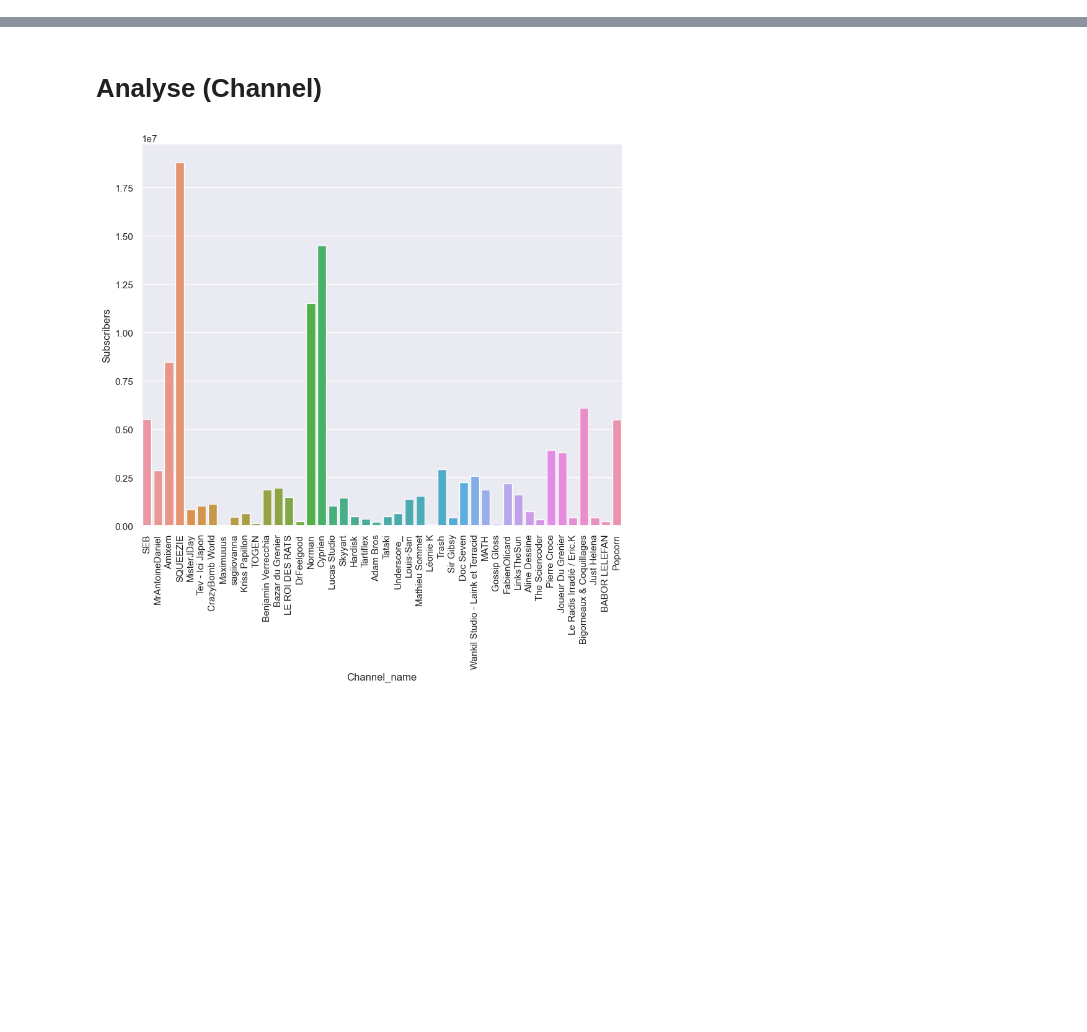
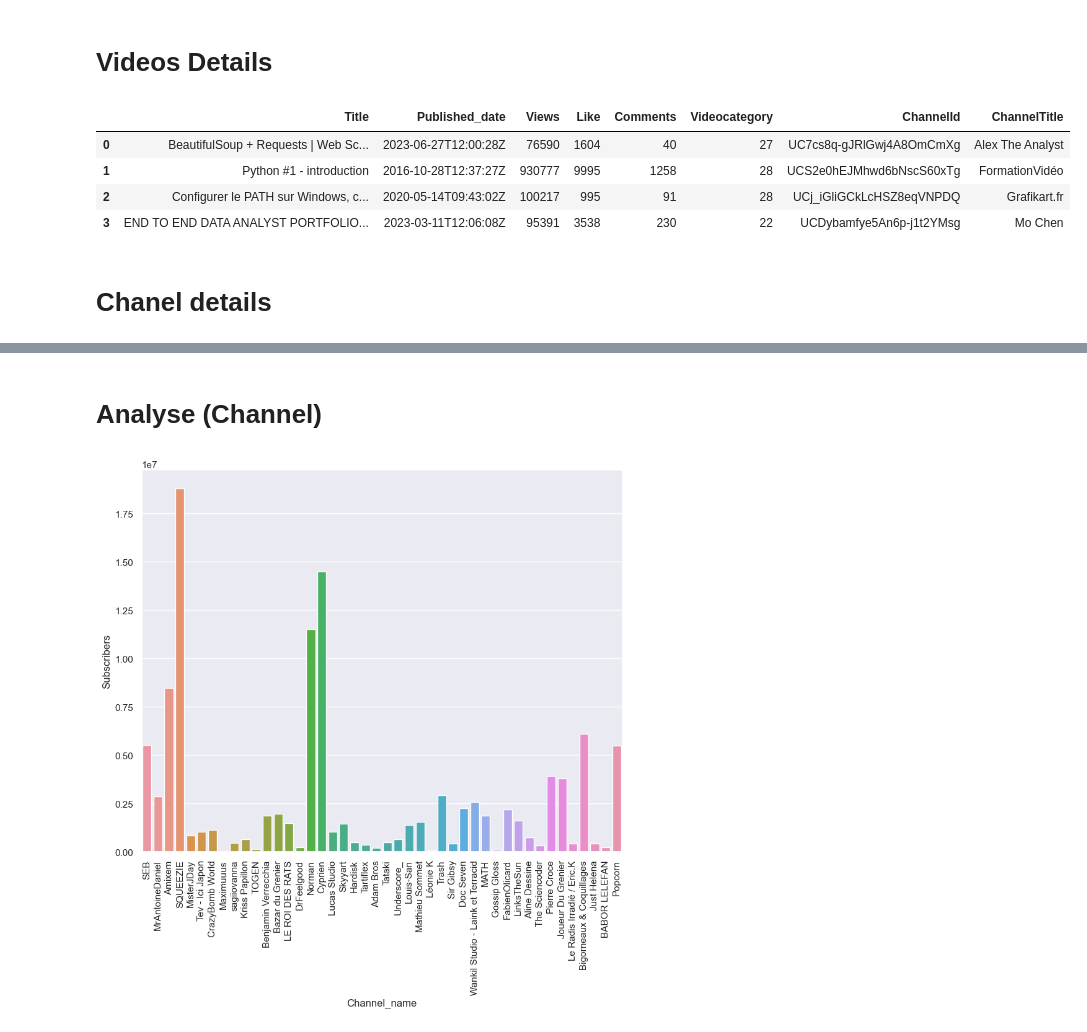
Before and after one commit to MelanieP31/PortfolioData, a Jupyter notebook: YoutubeWatch(Excel,Python,Tableau)/WebScraping.ipynb, the cells around one changed output, grey strips where cells are left out. Drawn from its saved outputs; the diff is of its cells as text; code cells hidden in the pictures; blank space fills up the shorter version.

```diff
--- a/WebScraping.ipynb
+++ b/YoutubeWatch(Excel,Python,Tableau)/WebScraping.ipynb
@@ -10 +11,47 @@ import scipy.stats
+# %% [markdown]
+# Videos Details
+# %%
+video_ids = ['bargNl2WeN4',
+'HWxBtxPBCAc',
+'tHvN3bLQdLE',
+'nl9eZl1IOKI'
+]
+# %%
+#Video Id : youtube's URL after "v="
+# index 50 'cause API-yt autorized only 50requests at a time
+def get_video_details(youtube, video_ids):
+    all_videos_stats = []
+
+    for i in range(0, len(video_ids), 50):
+        request = youtube.videos().list(
+            part = 'snippet, statistics',
+            id=','.join(video_ids[i:i+50]))
+        response = request.execute()
+
+        for video in response['items']:
+            video_stats = dict(Title = video['snippet']['title'],
+                                Published_date = video['snippet']['publishedAt'],
+                                Views = video['statistics']['viewCount'],
+                                Like = video['statistics']['likeCount'],
+                                Comments = video['statistics']['commentCount'],
+                                Videocategory = video['snippet']['categoryId'],
+                              ChannelId = video['snippet']['channelId'],
+                              ChannelTitle = video['snippet']['channelTitle']
+                              )
+            all_videos_stats.append(video_stats)
+
+        return all_videos_stats
+# %%
+video_details = get_video_details(youtube, video_ids)
+# %%
+video_data= pd.DataFrame(video_details)
+video_data
+# %% [output]
+|  | Title | Published_date | Views | Like | Comments | Videocategory | ChannelId | ChannelTitle |
+| 0 | BeautifulSoup + Requests | Web Sc... | 2023-06-27T12:00:28Z | 76590 | 1604 | 40 | 27 | UC7cs8q-gJRlGwj4A8OmCmXg | Alex The Analyst |
+| 1 | Python #1 - introduction | 2016-10-28T12:37:27Z | 930777 | 9995 | 1258 | 28 | UCS2e0hEJMhwd6bNscS60xTg | FormationVidéo |
+| 2 | Configurer le PATH sur Windows, c... | 2020-05-14T09:43:02Z | 100217 | 995 | 91 | 28 | UCj_iGliGCkLcHSZ8eqVNPDQ | Grafikart.fr |
+| 3 | END TO END DATA ANALYST PORTFOLIO... | 2023-03-11T12:06:08Z | 95391 | 3538 | 230 | 22 | UCDybamfye5An6p-j1t2YMsg | Mo Chen |
+# %% [markdown]
+# Chanel details
 # %%
```
Also changed, not shown: parts of 4 cells of this notebook, 3 other files.
